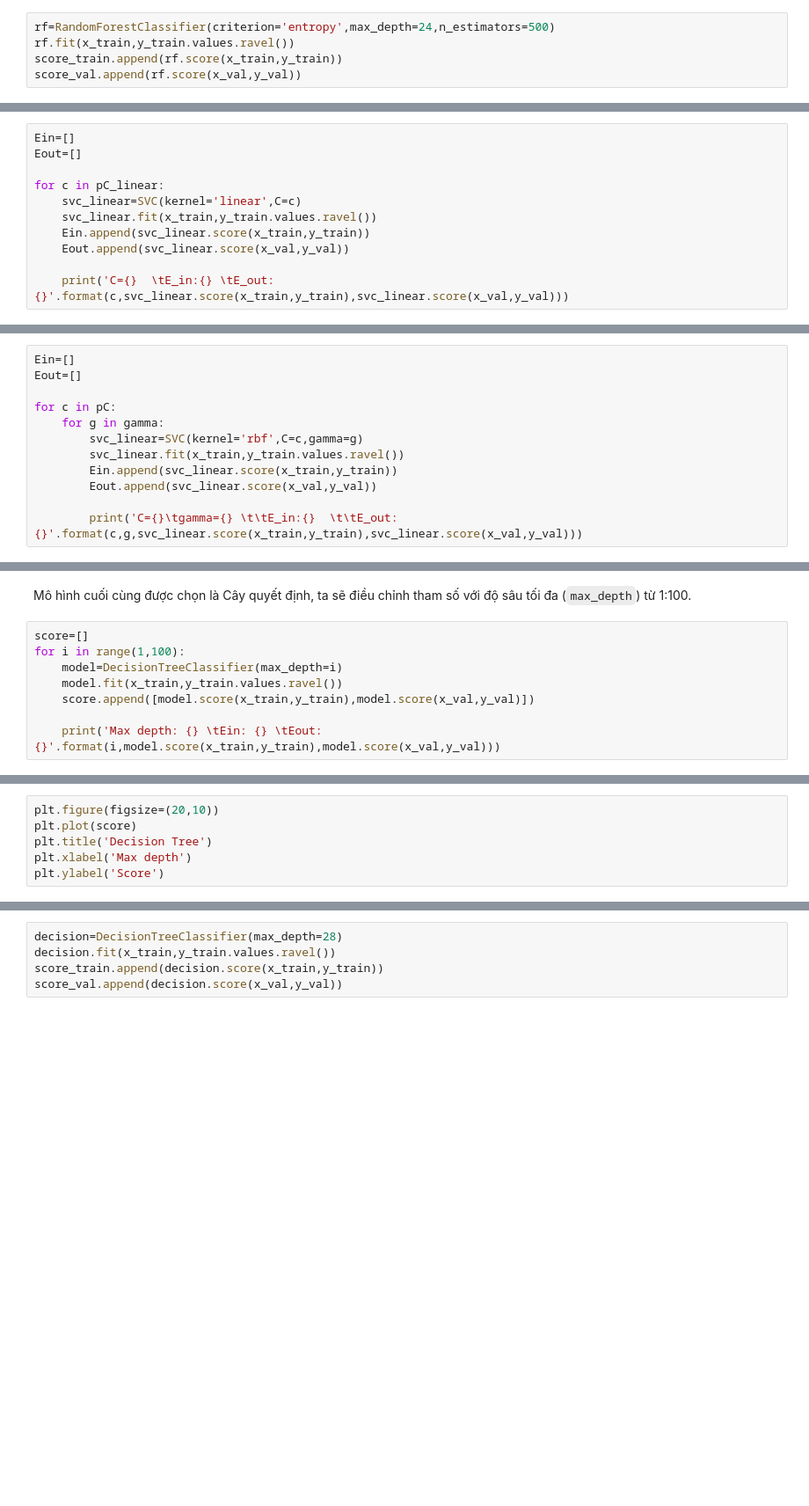
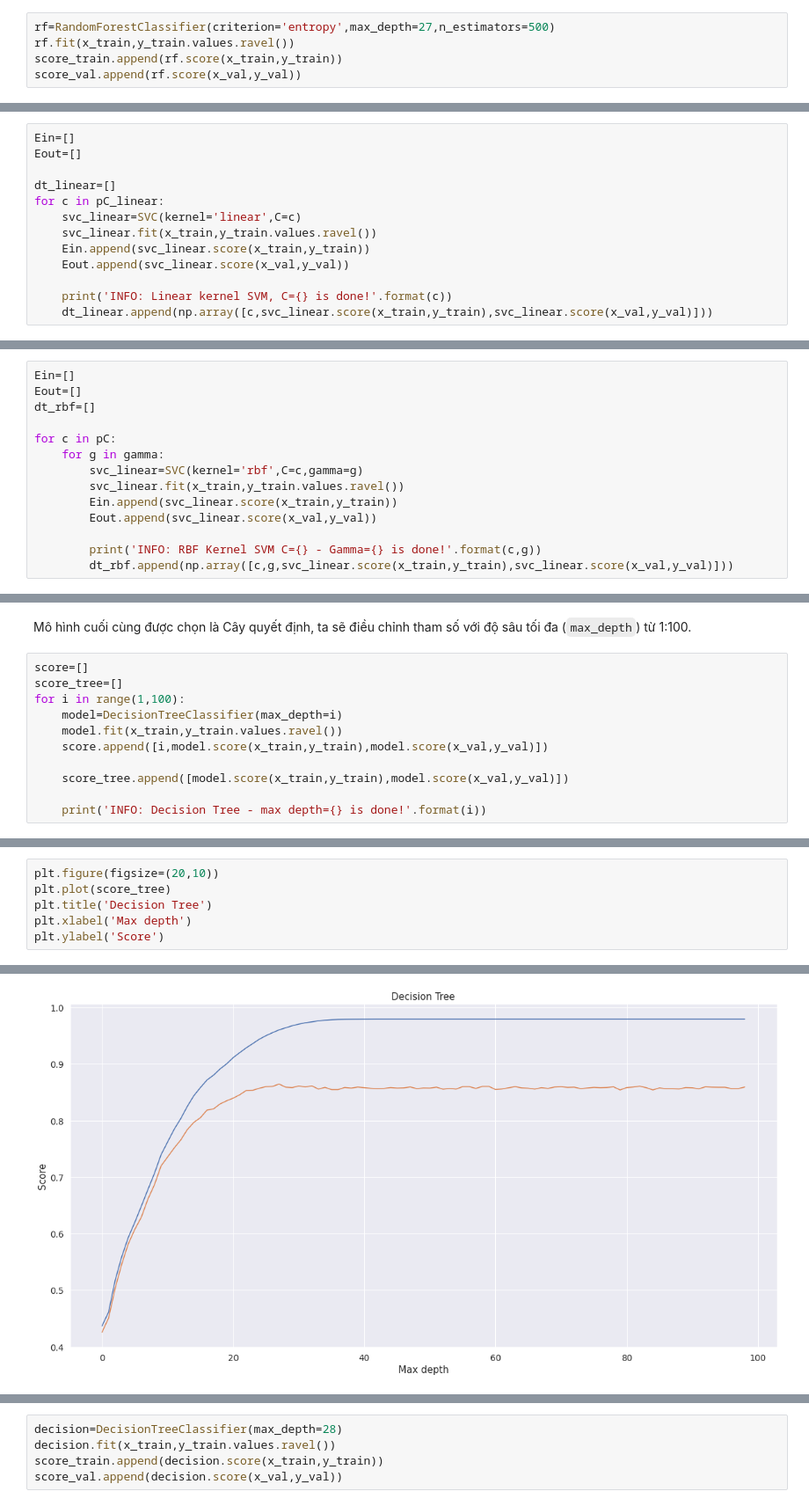
Before and after one commit to nguyentrongvan/Data-Science, a Jupyter notebook: ModelPrediction.ipynb, the cells around one changed output, grey strips where cells are left out. Shown: that part at 88% size. Drawn from its saved outputs; the diff is of its cells as text; blank space fills up the shorter version.

Commit message:
Preprocessing and Modeling data.

```diff
--- a/ModelPrediction.ipynb
+++ b/ModelPrediction.ipynb
@@ -357,5 +412,5 @@ plt.plot()
 # %%
-rf=RandomForestClassifier(criterion='entropy',max_depth=24,n_estimators=500)
+rf=RandomForestClassifier(criterion='entropy',max_depth=27,n_estimators=500)
 rf.fit(x_train,y_train.values.ravel())
 score_train.append(rf.score(x_train,y_train))
 score_val.append(rf.score(x_val,y_val))
@@ -375,11 +430,13 @@ gamma=[0.01,0.1,1,10,100]
 Ein=[]
 Eout=[]
 
+dt_linear=[]
 for c in pC_linear:
     svc_linear=SVC(kernel='linear',C=c)
     svc_linear.fit(x_train,y_train.values.ravel())
     Ein.append(svc_linear.score(x_train,y_train))
     Eout.append(svc_linear.score(x_val,y_val))
 
-    print('C={}  \tE_in:{} \tE_out:{}'.format(c,svc_linear.score(x_train,y_train),svc_linear.score(x_val,y_val)))
+    print('INFO: Linear kernel SVM, C={} is done!'.format(c))
+    dt_linear.append(np.array([c,svc_linear.score(x_train,y_train),svc_linear.score(x_val,y_val)]))
 # %% [output]
@@ -399,6 +475,7 @@ plt.ylabel('Score')
 # %%
 Ein=[]
 Eout=[]
+dt_rbf=[]
 
 for c in pC:
     for g in gamma:
@@ -407,5 +484,6 @@ for c in pC:
         Ein.append(svc_linear.score(x_train,y_train))
         Eout.append(svc_linear.score(x_val,y_val))
 
-        print('C={}\tgamma={} \t\tE_in:{}  \t\tE_out:{}'.format(c,g,svc_linear.score(x_train,y_train),svc_linear.score(x_val,y_val)))
+        print('INFO: RBF Kernel SVM C={} - Gamma={} is done!'.format(c,g))
+        dt_rbf.append(np.array([c,g,svc_linear.score(x_train,y_train),svc_linear.score(x_val,y_val)]))
 # %% [output]
@@ -437,9 +539,12 @@ score_val.append(svc.score(x_val,y_val))
 Mô hình cuối cùng được chọn là Cây quyết định, ta sẽ điều chỉnh tham số với độ sâu tối đa (`max_depth`) từ 1:100.
 # %%
 score=[]
+score_tree=[]
 for i in range(1,100):
     model=DecisionTreeClassifier(max_depth=i)
     model.fit(x_train,y_train.values.ravel())
-    score.append([model.score(x_train,y_train),model.score(x_val,y_val)])
+    score.append([i,model.score(x_train,y_train),model.score(x_val,y_val)])
 
-    print('Max depth: {} \tEin: {} \tEout: {}'.format(i,model.score(x_train,y_train),model.score(x_val,y_val)))
+    score_tree.append([model.score(x_train,y_train),model.score(x_val,y_val)])
+
+    print('INFO: Decision Tree - max depth={} is done!'.format(i))
@@ -446,6 +591,7 @@ for i in range(1,100):
 # %%
 plt.figure(figsize=(20,10))
-plt.plot(score)
+plt.plot(score_tree)
 plt.title('Decision Tree')
 plt.xlabel('Max depth')
 plt.ylabel('Score')
+# %% [output]
@@ -451,0 +599 @@ plt.ylabel('Score')
+[figure, added]
```
Also changed, not shown: parts of 26 cells of this notebook, 1 other file.
